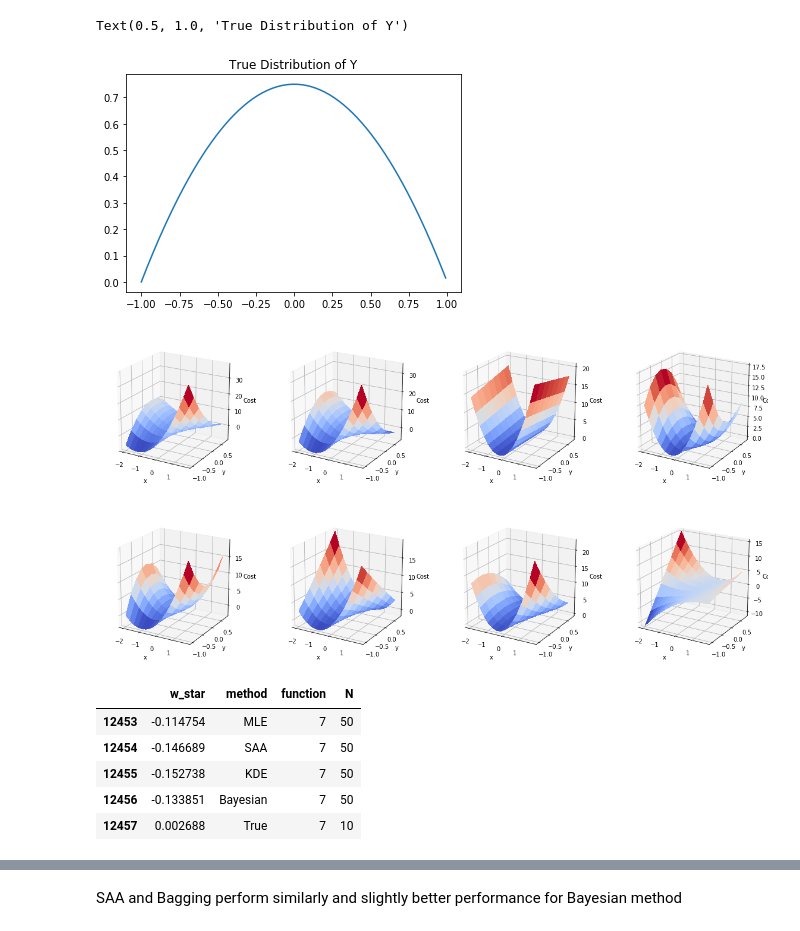
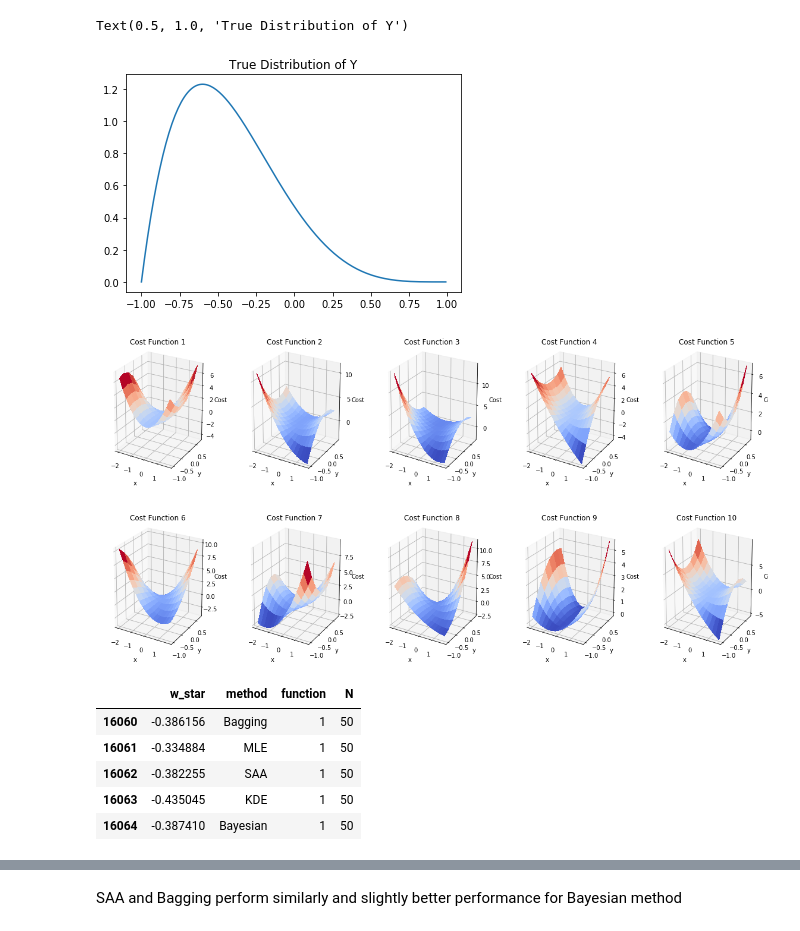
Before and after one commit to harrisonnguyen/stochastic_optimisation, a Jupyter notebook: BetaCostFunction/Beta_experiments.ipynb, the cells around one changed output, grey strips where cells are left out. Drawn from its saved outputs; the diff is of its cells as text; code cells hidden in the pictures.

```diff
--- a/BetaCostFunction/Beta_experiments.ipynb
+++ b/BetaCostFunction/Beta_experiments.ipynb
@@ -68,0 +16,3 @@ def f8(x,y):
+# %%
+cost_coefs = pd.read_csv("cost_function_coeffs.csv")
+cost_coefs.head()
@@ -68,0 +26,8 @@ def f8(x,y):
+# %%
+def f_mean(*args,**kwargs):
+    return np.mean(f(*args,**kwargs),axis=0)
+
+def f(x,y,alpha,beta,gamma):
+    return x**2+alpha*x**2*y+beta*x*y**2+gamma*x*y
+# %%
+chosen_functions = [0,1,2,4,5,7,9,15,16,18]
@@ -69,6 +85,6 @@ def f8(x,y):
 # %%
 # Define the true distribution
-beta = st.beta(a = 2,b=2,loc=-1,scale=2)
+beta = st.beta(a = 2,b=5,loc=-1,scale=2)
 
 # plot the pdf within the range
 x = np.arange (-1, 1, 0.01)
@@ -77,4 +93,4 @@ plt.plot(x,z)
 plt.title("True Distribution of Y")
 # %% [output]
 Text(0.5, 1.0, 'True Distribution of Y')
-[figure, old version]
+[figure, new version]
@@ -83,42 +97,47 @@ functions = [f,f2,f3,f4,f5,f6,f7,f8]
 # %%
 # Make data.
 X = np.arange(-2, 2, 0.25)
 Y = np.arange(-1, 1, 0.25)
 X, Y = np.meshgrid(X, Y)
 
 # set up a figure twice as wide as it is tall
 fig = plt.figure(figsize=(20,10))
 # set up the axes for the first plot
-for i in range(len(functions)):
-    Z = functions[i](X,Y)
-    ax = fig.add_subplot(2, 4, i+1, projection='3d')
+for i in range(len(chosen_functions)):
+    coefs = cost_coefs.iloc[chosen_functions[i]].values
+    #Z = functions[i](X,Y)
+    Z = f(X,Y,coefs[0],coefs[1],coefs[2])
+    ax = fig.add_subplot(2, 5, i+1, projection='3d')
     ax.plot_surface(X, Y, Z,cmap=cm.coolwarm,
                        linewidth=0, antialiased=False)
 
     ax.set_xlabel("x")
     ax.set_ylabel("y")
     ax.set_zlabel("Cost")
+    ax.set_title("Cost Function {}".format(i+1))
 
     ax.view_init(20)
     ax.set_yticks(np.arange(-1,1,0.5))
     ax.set_xticks(np.arange(-2.0,2.0,1.0))
 #fig.subplots_adjust(top = 1, bottom = 0, right = 1, left = 0,
 #            hspace = 0, wspace = 0)
-#fig.savefig("cost_functions.png", bbox_inches = 'tight',
+#fig.savefig("cost_functions_final.png", bbox_inches = 'tight',
 #    pad_inches = 0)
-
-    #ax.set_zticks(np.arange(-5,30,10))
 # %% [output]
-[figure, old version]
+[figure, new version]
 # %%
-df = pd.read_csv("beta_experiments_redone.csv",index_col=0)
+N = [10,25,50]
+file_name = "beta_experiments_final.csv"
+try:
+    df = pd.read_csv("beta_experiments_final.csv",index_col=0)
+except:
+    df = pd.DataFrame(columns=['w_star','method','function','N'])
+    df.to_csv(file_name)
 df.tail()
-#df['function'] = 0
-#df = pd.DataFrame(columns=['w_star','method','function','N'])
 # %% [output]
 |  | w_star | method | function | N |
-| 12453 | -0.114754 | MLE | 7 | 50 |
-| 12454 | -0.146689 | SAA | 7 | 50 |
-| 12455 | -0.152738 | KDE | 7 | 50 |
-| 12456 | -0.133851 | Bayesian | 7 | 50 |
-| 12457 | 0.002688 | True | 7 | 10 |
+| 16060 | -0.386156 | Bagging | 1 | 50 |
+| 16061 | -0.334884 | MLE | 1 | 50 |
+| 16062 | -0.382255 | SAA | 1 | 50 |
+| 16063 | -0.435045 | KDE | 1 | 50 |
+| 16064 | -0.387410 | Bayesian | 1 | 50 |
```
Also changed, not shown: parts of 18 cells of this notebook, 6 other files.
